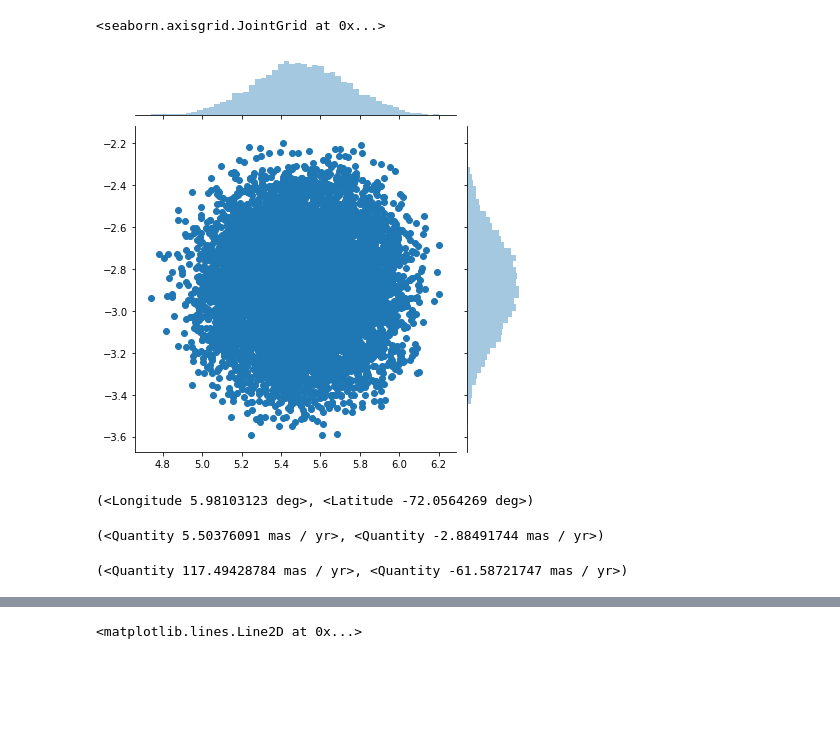
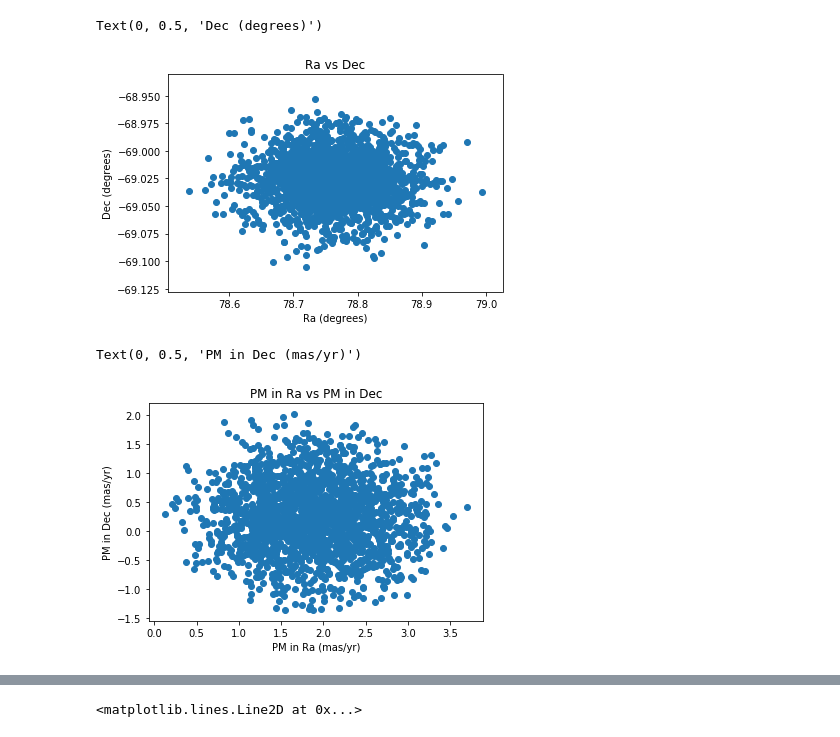
Before and after one commit to al-jshen/AST222, a Jupyter notebook: a3/Untitled-Copy1.ipynb, the cells around one changed output, grey strips where cells are left out. Saved outputs shown, nothing was run; the diff lists cells and outputs as text; code cells hidden in the pictures; blank space fills up the shorter version.

```diff
--- a/a3/Untitled-Copy1.ipynb
+++ b/a3/Untitled-Copy1.ipynb
@@ -9,7 +9,7 @@ import seaborn as sns
 from sympy import sqrt
 from pynverse import inversefunc
 # %%
-ra, dec, pmra, pmdec = np.loadtxt('47tuc.dat', delimiter=' ', unpack=True)
+ra, dec, pmra, pmdec = np.loadtxt('keanu.dat', delimiter=' ', unpack=True)
 # %%
 ra *= u.degree
 dec *= u.degree
@@ -23,5 +17,0 @@ sns.jointplot(ra, dec)
-# %%
-sns.jointplot(pmra, pmdec)
-# %% [output]
-<seaborn.axisgrid.JointGrid at 0x...>
-[figure, removed]
@@ -30,14 +18,16 @@ dat = SkyCoord(ra=ra, dec=dec, pm_ra_cosdec=pmra, pm_dec=pmdec, distance=4.5e3*u
-# %%
-dat.ra.mean(), dat.dec.mean()
-# %% [output]
-(<Longitude 5.98103123 deg>, <Latitude -72.0564269 deg>)
-# %%
-# pm in mas/yr
-dat.pm_ra_cosdec.mean(), dat.pm_dec.mean()
-# %% [output]
-(<Quantity 5.50376091 mas / yr>, <Quantity -2.88491744 mas / yr>)
-# %%
-# pm in km/s
-dat.pm_ra_cosdec.mean()* 4.5 * 4.744, dat.pm_dec.mean()* 4.5 * 4.744
-# %% [output]
-(<Quantity 117.49428784 mas / yr>, <Quantity -61.58721747 mas / yr>)
+# %%
+plt.scatter(ra, dec)
+plt.title('Ra vs Dec')
+plt.xlabel('Ra (degrees)')
+plt.ylabel('Dec (degrees)')
+# %% [output]
+Text(0, 0.5, 'Dec (degrees)')
+[figure, added]
+# %%
+plt.scatter(pmra, pmdec)
+plt.title('PM in Ra vs PM in Dec')
+plt.xlabel('PM in Ra (mas/yr)')
+plt.ylabel('PM in Dec (mas/yr)')
+# %% [output]
+Text(0, 0.5, 'PM in Dec (mas/yr)')
+[figure, added]
```
Also changed, not shown: parts of 24 cells of this notebook, 18 other files.
